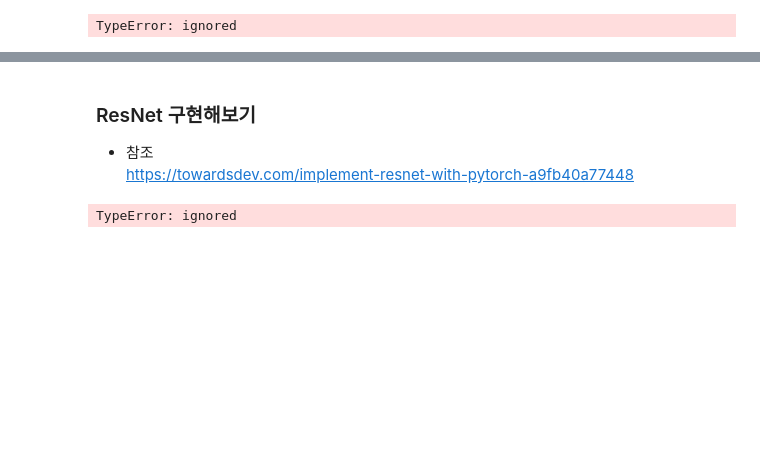
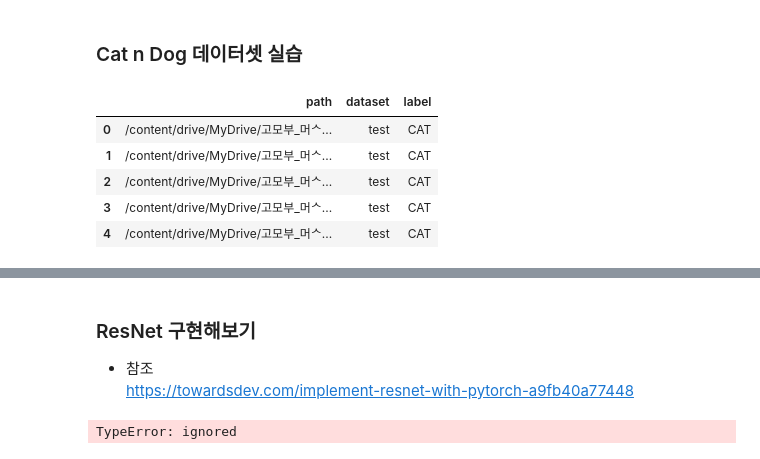
Before and after one commit to PJINU/My_Study2, a Jupyter notebook: Build_Architecture/2_2_Build_Architecture_2.ipynb, the cells around one changed output, grey strips where cells are left out. Drawn from its saved outputs; the diff is of its cells as text; code cells hidden in the pictures; blank space fills up the shorter version.

```diff
--- a/Build_Architecture/2_2_Build_Architecture_2.ipynb
+++ b/Build_Architecture/2_2_Build_Architecture_2.ipynb
@@ -75,5 +96 @@ CNN(
 )
-# %%
-model(input)
-# %% [output]
-TypeError: ignored
@@ -79,0 +100,2 @@ TypeError: ignored
+# %% [markdown]
+### Cat n Dog 데이터셋 실습
@@ -79,0 +138,43 @@ TypeError: ignored
+# %%
+def make_dataframe_catndog():
+    paths = []
+    dataset_type = []
+    label = []
+
+    for dirname, _, filenames in os.walk('/content/drive/MyDrive/고모부_머신러닝/dogncat'):
+        for filename in filenames:
+            if '.jpg' in filename:
+                file_path = dirname+'/'+filename
+                paths.append(file_path)
+
+            if '/training_set' in file_path:
+                dataset_type.append('train')
+
+            elif '/test_set' in file_path:
+                dataset_type.append('test')
+
+            else:
+                dataset_type.append('N/A')
+
+            if 'dogs' in file_path:
+                label.append('DOG')
+
+            elif 'cats' in file_path:
+                label.append('CAT')
+
+            else:
+                label.append('N/A')
+
+    df = pd.DataFrame({'path' : file_path, 'dataset' : dataset_type, 'label' : label})
+    return df
+# %%
+cnd_df = make_dataframe_catndog()
+
+cnd_df.head()
+# %% [output]
+|  | path | dataset | label |
+| 0 | /content/drive/MyDrive/고모부_머ᄉ... | test | CAT |
+| 1 | /content/drive/MyDrive/고모부_머ᄉ... | test | CAT |
+| 2 | /content/drive/MyDrive/고모부_머ᄉ... | test | CAT |
+| 3 | /content/drive/MyDrive/고모부_머ᄉ... | test | CAT |
+| 4 | /content/drive/MyDrive/고모부_머ᄉ... | test | CAT |
```
Also changed, not shown: parts of 27 cells of this notebook.
